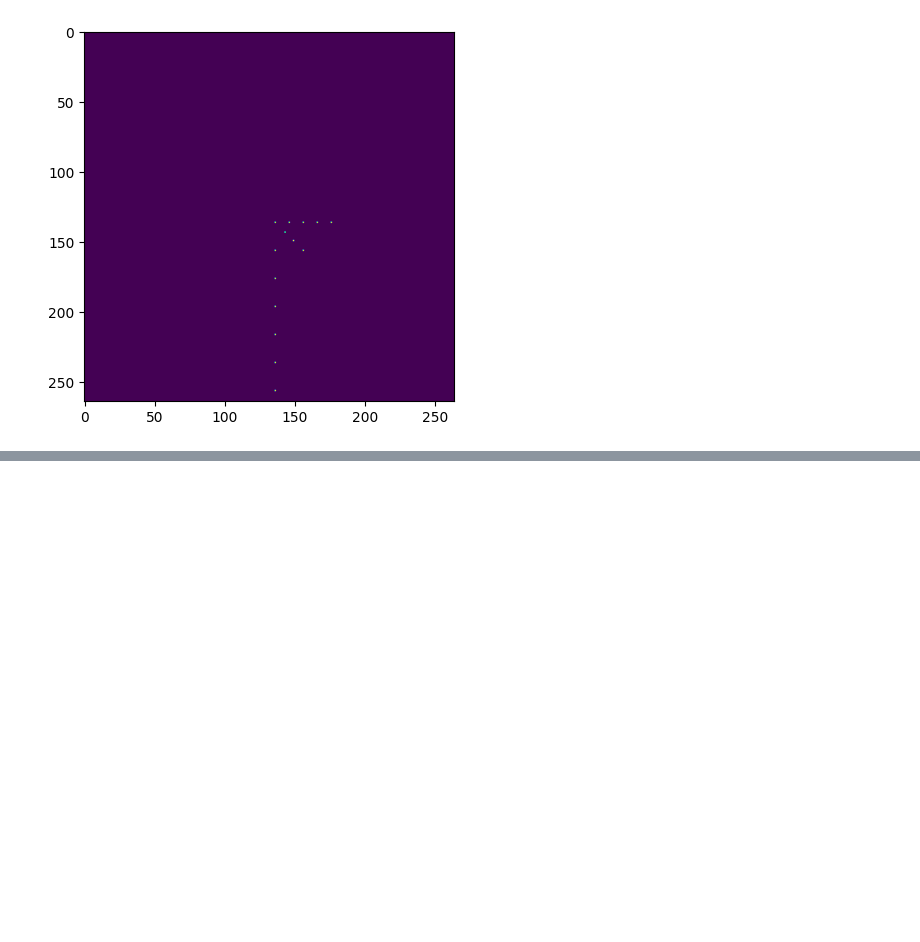
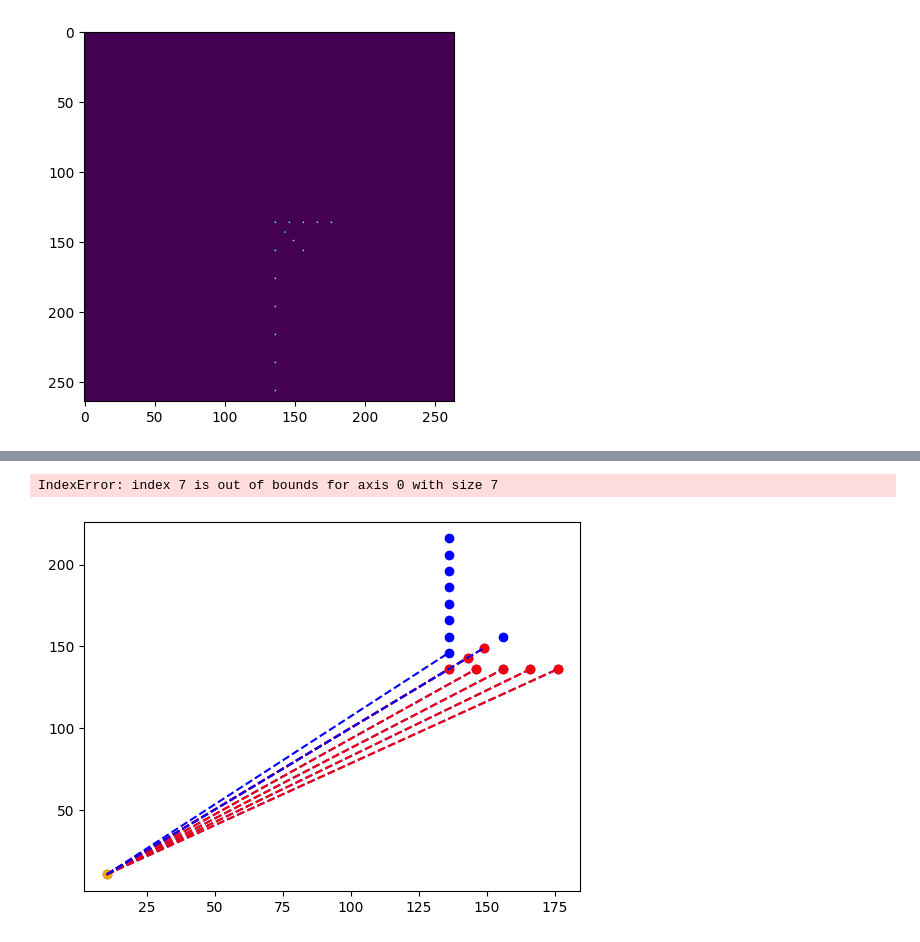
Before and after one commit to Z-Noura/Project-MD, a Jupyter notebook: sterevision.ipynb, the cells around one changed output, grey strips where cells are left out. Cells and saved outputs as stored; diff of their text form; code cells hidden in the pictures; blank space fills up the shorter version.

```diff
--- a/sterevision.ipynb
+++ b/sterevision.ipynb
@@ -418,0 +394,11 @@ error: OpenCV(4.9.0) D:\a\opencv-python\opencv-python\opencv\modules\calib3d\src
+# %%
+listeright=[]
+for i in interest_points:
+    print(i)
+    liste=list(i)
+    print(liste)
+    liste.append(1)
+    listeright.append(liste)
+    print(liste)
+print("listeleft",listeright)
+print(len(listeright))
@@ -418,0 +455,37 @@ error: OpenCV(4.9.0) D:\a\opencv-python\opencv-python\opencv\modules\calib3d\src
+# %%
+import numpy as np
+import matplotlib.pyplot as plt
+
+# Coordonnées des centres de caméra gauche et droite
+centre_gauche = np.array([[10.33782835], [10.34704807], [-0.7504588]])
+centre_droit = np.array([[10.33318048], [10.34987554], [-0.75061486]])
+
+# Liste des points de l'image gauche et droite
+liste_left = np.array([[136, 136, 1], [156, 136, 1], [176, 136, 1], [146, 136, 1], [166, 136, 1], [143, 143, 1],
+                       [136, 146, 1], [149, 149, 1], [156, 156, 1], [136, 156, 1], [136, 166, 1], [136, 176, 1],
+                       [136, 186, 1], [136, 196, 1], [136, 206, 1], [136, 216, 1]])
+
+liste_right = np.array(listeright)
+
+# Tracer les triangles
+plt.scatter(liste_left[:, 0], liste_left[:, 1], color='blue', label='Points Image Gauche')
+plt.scatter(liste_right[:, 0], liste_right[:, 1], color='red', label='Points Image Droite')
+plt.scatter(centre_gauche[0], centre_gauche[1], color='green', label='Centre Caméra Gauche')
+plt.scatter(centre_droit[0], centre_droit[1], color='orange', label='Centre Caméra Droite')
+
+# Relier les points des triangles
+for i in range(len(liste_left)):
+    plt.plot([centre_gauche[0, 0], liste_left[i, 0]], [centre_gauche[1, 0], liste_left[i, 1]], color='blue', linestyle='--')
+    plt.plot([centre_droit[0, 0], liste_right[i, 0]], [centre_droit[1, 0], liste_right[i, 1]], color='red', linestyle='--')
+
+# Afficher les légendes
+plt.legend()
+plt.xlabel('X')
+plt.ylabel('Y')
+plt.title('Tracé des triangles')
+plt.grid(True)
+plt.gca().set_aspect('equal', adjustable='box')
+plt.show()
+# %% [output]
+IndexError: index 7 is out of bounds for axis 0 with size 7
+[figure, added]
```
Also changed, not shown: parts of 15 cells of this notebook.
